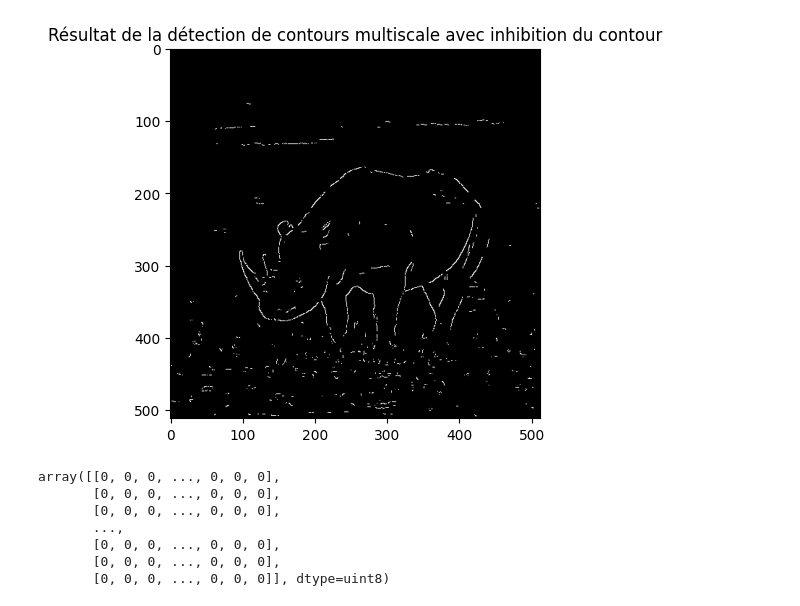
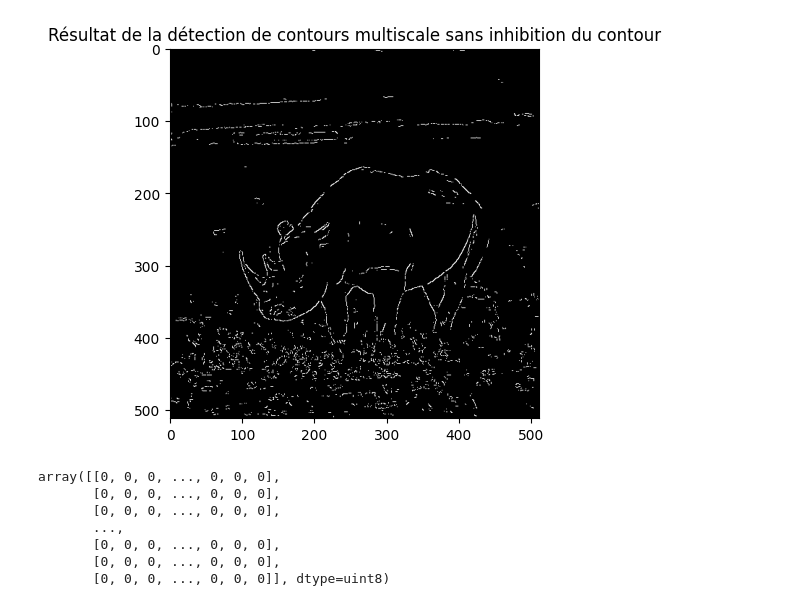
Before and after one commit to ndupont960/EtudesTechniques11, a Jupyter notebook: main.ipynb, the cells around one changed output. Cells and saved outputs as stored; diff of their text form; code cells hidden in the pictures.

```diff
--- a/main.ipynb
+++ b/main.ipynb
@@ -65,7 +76,7 @@ image_noisy = (1-0.05)*image_normalized + 0.05*noise
 # %%
-multi_scale_contour_detection_with_inhibition(image_normalized, N=4, sigma=1, alpha=0.005)
+multi_scale_contour_detection_without_inhibition(image_normalized, N=4, sigma=1, alpha=0.01)
 # %% [output]
-[figure, old version]
+[figure, new version]
 array([[0, 0, 0, ..., 0, 0, 0],
        [0, 0, 0, ..., 0, 0, 0],
        [0, 0, 0, ..., 0, 0, 0],
```
Also changed, not shown: parts of 4 cells of this notebook, 5 other files.
